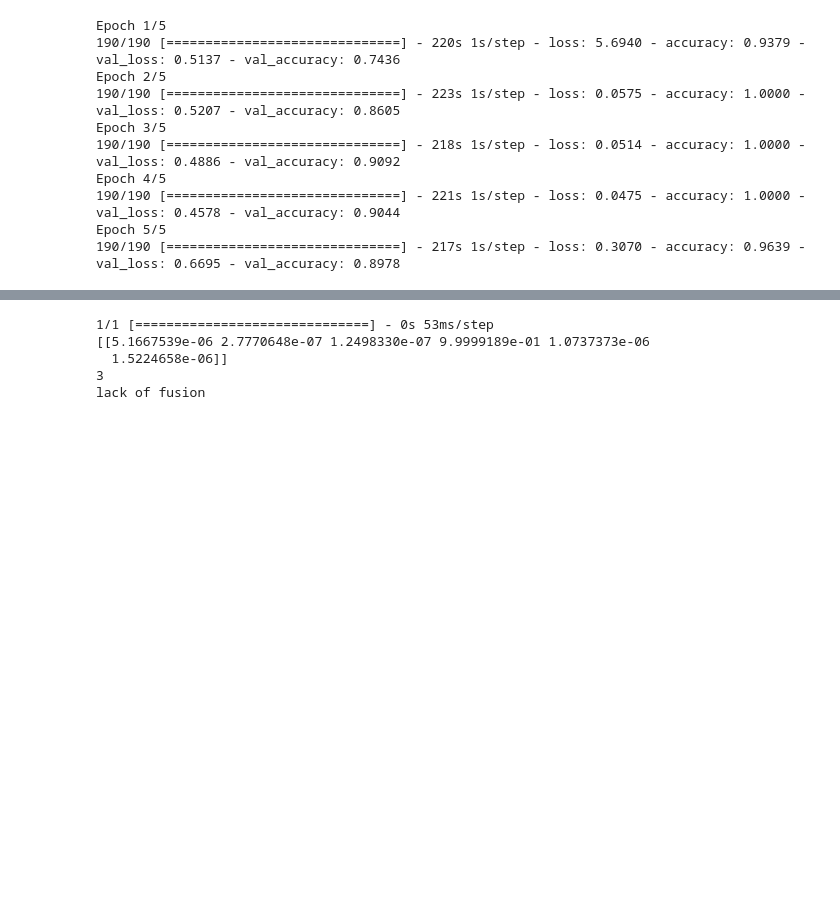
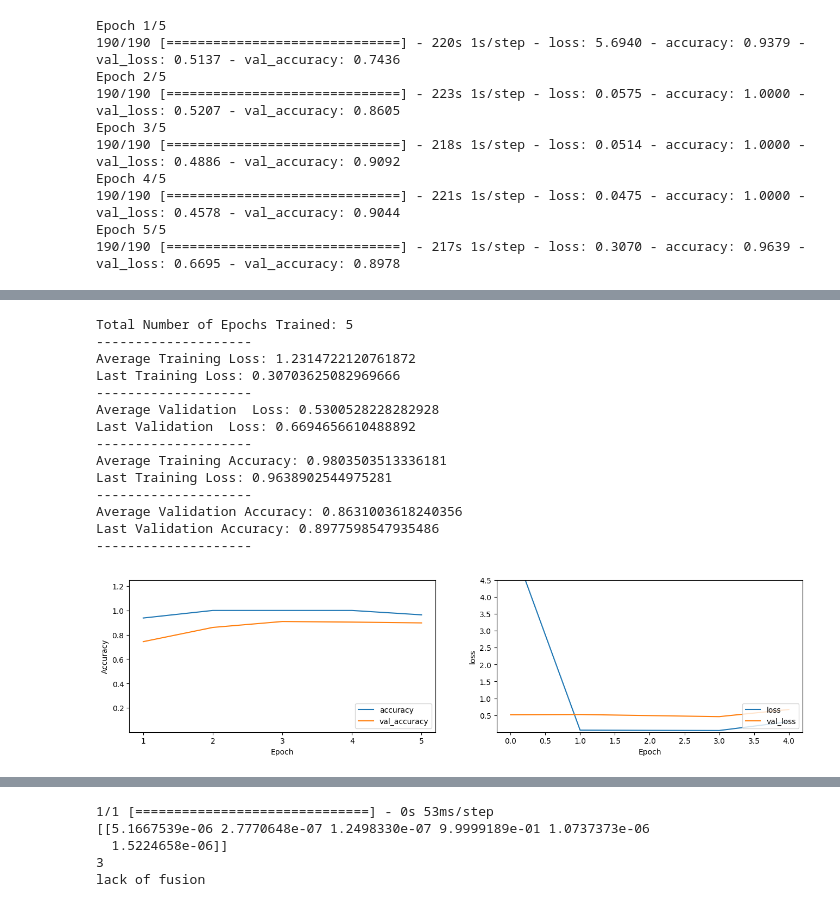
Before and after one commit to Siddhant128-bit/Stainless-Steel-Welding-Classification, a Jupyter notebook: staineless_steel_classifier.ipynb, the cells around one changed output, grey strips where cells are left out. Saved outputs shown, nothing was run; the diff lists cells and outputs as text; code cells hidden in the pictures; blank space fills up the shorter version.

```diff
--- a/staineless_steel_classifier.ipynb
+++ b/staineless_steel_classifier.ipynb
@@ -243,17 +244,0 @@ Epoch 5/5
-# %%
-def get_results_details(history):
-    epochs=len(history['loss'])
-
-    avg_loss=(sum(history['loss']))/(epochs)
-    last_loss=history['loss'][-1]
-
-    avg_val_loss=(sum(history['val_loss']))/(epochs)
-    last_val_loss=history['val_loss'][-1]
-
-    print(avg_val_loss,last_val_loss)
-
-
-
-history_for_plotting=load_training_history()
-get_results_details(history_for_plotting)
-plot_metrics_for_training(history_for_plotting)
@@ -264,0 +249,58 @@ plot_metrics_for_training(history_for_plotting)
+# %%
+def get_results_details(history):
+
+    epochs=len(history['loss'])
+    print(f'Total Number of Epochs Trained: {epochs}')
+    print('--'*10)
+
+    #Loss Details
+    loss= (sum(history['loss']))/(epochs)
+    print(f'Average Training Loss: {loss}')
+
+    loss=history['loss'][-1]
+    print(f'Last Training Loss: {loss}')
+    print('--'*10)
+    #Validation Loss
+    loss=(sum(history['val_loss']))/(epochs)
+    print(f'Average Validation  Loss: {loss}')
+
+    loss=history['val_loss'][-1]
+    print(f'Last Validation  Loss: {loss}')
+    print('--'*10)
+    #Accuracy Details
+    acc=(sum(history['accuracy']))/(epochs)
+    print(f'Average Training Accuracy: {acc}')
+
+    acc=history['accuracy'][-1]
+    print(f'Last Training Loss: {acc}')
+    print('--'*10)
+
+    #Val Accuracy Details
+    acc=(sum(history['val_accuracy']))/(epochs)
+    print(f'Average Validation Accuracy: {acc}')
+
+    acc=history['val_accuracy'][-1]
+    print(f'Last Validation Accuracy: {acc}')
+    print('--'*10)
+
+
+
+history_for_plotting=load_training_history()
+get_results_details(history_for_plotting)
+plot_metrics_for_training(history_for_plotting)
+# %% [output]
+Total Number of Epochs Trained: 5
+--------------------
+Average Training Loss: 1.2314722120761872
+Last Training Loss: 0.30703625082969666
+--------------------
+Average Validation  Loss: 0.5300528228282928
+Last Validation  Loss: 0.6694656610488892
+--------------------
+Average Training Accuracy: 0.9803503513336181
+Last Training Loss: 0.9638902544975281
+--------------------
+Average Validation Accuracy: 0.8631003618240356
+Last Validation Accuracy: 0.8977598547935486
+--------------------
+[figure, added]
```
Also changed, not shown: parts of 6 cells of this notebook, 2 other files.
